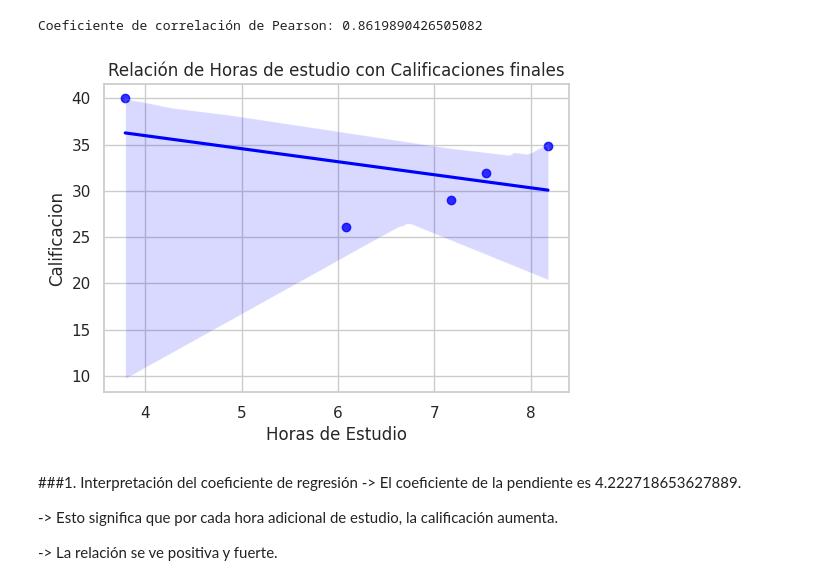
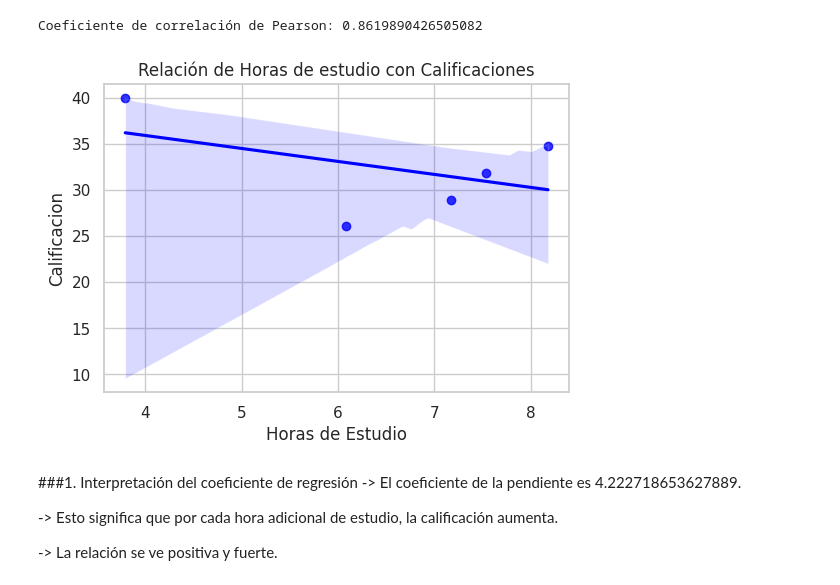
Before and after one commit to 25040992-hann/Probabilidad-, a Jupyter notebook: Unidad5/practica4(grupo2).ipynb, the cells around one changed output. Drawn from its saved outputs; the diff is of its cells as text; code cells hidden in the pictures.

```diff
--- a/Unidad5/practica4(grupo2).ipynb
+++ b/Unidad5/practica4(grupo2).ipynb
@@ -64,18 +64,18 @@ Coeficiente de correlación de Pearson: 0.8619890426505082
 # %%
 plt.figure(figsize=(6, 4))
 
 Horas = [3.79, 6.08, 7.17, 7.54, 8.18]
 Calif = [40, 26.1, 29, 31.9, 34.8]
 
 sns.set(style="whitegrid")
 sns.regplot(x=Horas, y=Calif, scatter=True, color='blue')
-plt.title('Relación de Horas de estudio con Calificaciones finales')
+plt.title('Relación de Horas de estudio con Calificaciones')
 plt.xlabel('Horas de Estudio')
 plt.ylabel('Calificacion')
 plt.grid(True)
 plt.show()
 # %% [output]
-[figure, old version]
+[figure, new version]
 # %% [markdown]
 ###1. Interpretación del coeficiente de regresión
 -> El coeficiente de la pendiente es 4.222718653627889.
```
